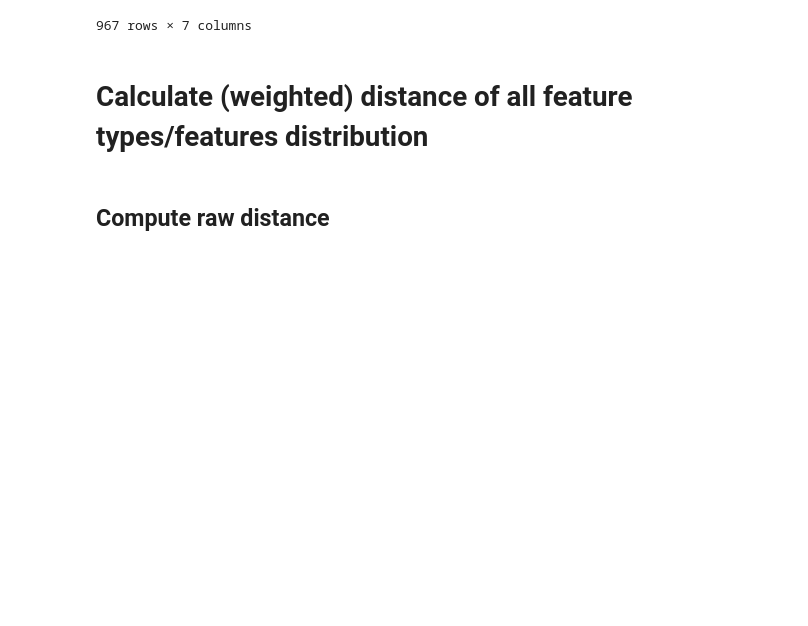
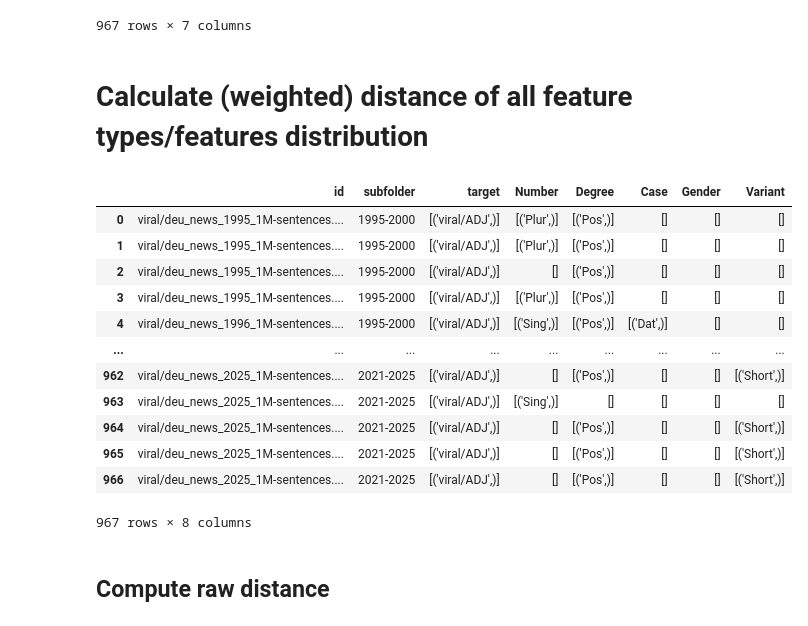
Before and after one commit to phantatbach/SynFlow, a Jupyter notebook: notebooks/SynFlow_Morph.ipynb, the cells around one changed output. Cells and saved outputs as stored; diff of their text form; code cells hidden in the pictures; blank space fills up the shorter version.

```diff
--- a/notebooks/SynFlow_Morph.ipynb
+++ b/notebooks/SynFlow_Morph.ipynb
@@ -192,6 +210,26 @@ feat_df.to_csv(all_feat_csv_path, index=False)
 feat_df_path = f"{input_SCD}/{target_lemma}_{target_pos}_feat_type_df.csv"
 # feat_df_path = f"{input_SCD}/{target_lemma}_{target_pos}_feat_df_all.csv"
 feat_df = pd.read_csv(feat_df_path)
+# %%
+# feat_df_path = f"{input_SCD}/{target_lemma}_{target_pos}_feat_type_df.csv"
+feat_df_path = f"{input_SCD}/{target_lemma}_{target_pos}_feat_df_all.csv"
+feat_df = pd.read_csv(feat_df_path)
+# %%
+feat_df
+# %% [output]
+|  | id | subfolder | target | Number | Degree | Case | Gender | Variant |
+| 0 | viral/deu_news_1995_1M-sentences.... | 1995-2000 | [('viral/ADJ',)] | [('Plur',)] | [('Pos',)] | [] | [] | [] |
+| 1 | viral/deu_news_1995_1M-sentences.... | 1995-2000 | [('viral/ADJ',)] | [('Plur',)] | [('Pos',)] | [] | [] | [] |
+| 2 | viral/deu_news_1995_1M-sentences.... | 1995-2000 | [('viral/ADJ',)] | [] | [('Pos',)] | [] | [] | [] |
+| 3 | viral/deu_news_1995_1M-sentences.... | 1995-2000 | [('viral/ADJ',)] | [('Plur',)] | [('Pos',)] | [] | [] | [] |
+| 4 | viral/deu_news_1996_1M-sentences.... | 1995-2000 | [('viral/ADJ',)] | [('Sing',)] | [('Pos',)] | [('Dat',)] | [] | [] |
+| ... | ... | ... | ... | ... | ... | ... | ... | ... |
+| 962 | viral/deu_news_2025_1M-sentences.... | 2021-2025 | [('viral/ADJ',)] | [] | [('Pos',)] | [] | [] | [('Short',)] |
+| 963 | viral/deu_news_2025_1M-sentences.... | 2021-2025 | [('viral/ADJ',)] | [('Sing',)] | [] | [] | [] | [] |
+| 964 | viral/deu_news_2025_1M-sentences.... | 2021-2025 | [('viral/ADJ',)] | [] | [('Pos',)] | [] | [] | [('Short',)] |
+| 965 | viral/deu_news_2025_1M-sentences.... | 2021-2025 | [('viral/ADJ',)] | [] | [('Pos',)] | [] | [] | [('Short',)] |
+| 966 | viral/deu_news_2025_1M-sentences.... | 2021-2025 | [('viral/ADJ',)] | [] | [('Pos',)] | [] | [] | [('Short',)] |
+967 rows × 8 columns
 # %% [markdown]
 ## Compute raw distance
 # %%
```
Also changed, not shown: parts of 2 cells of this notebook, 4 other files.
